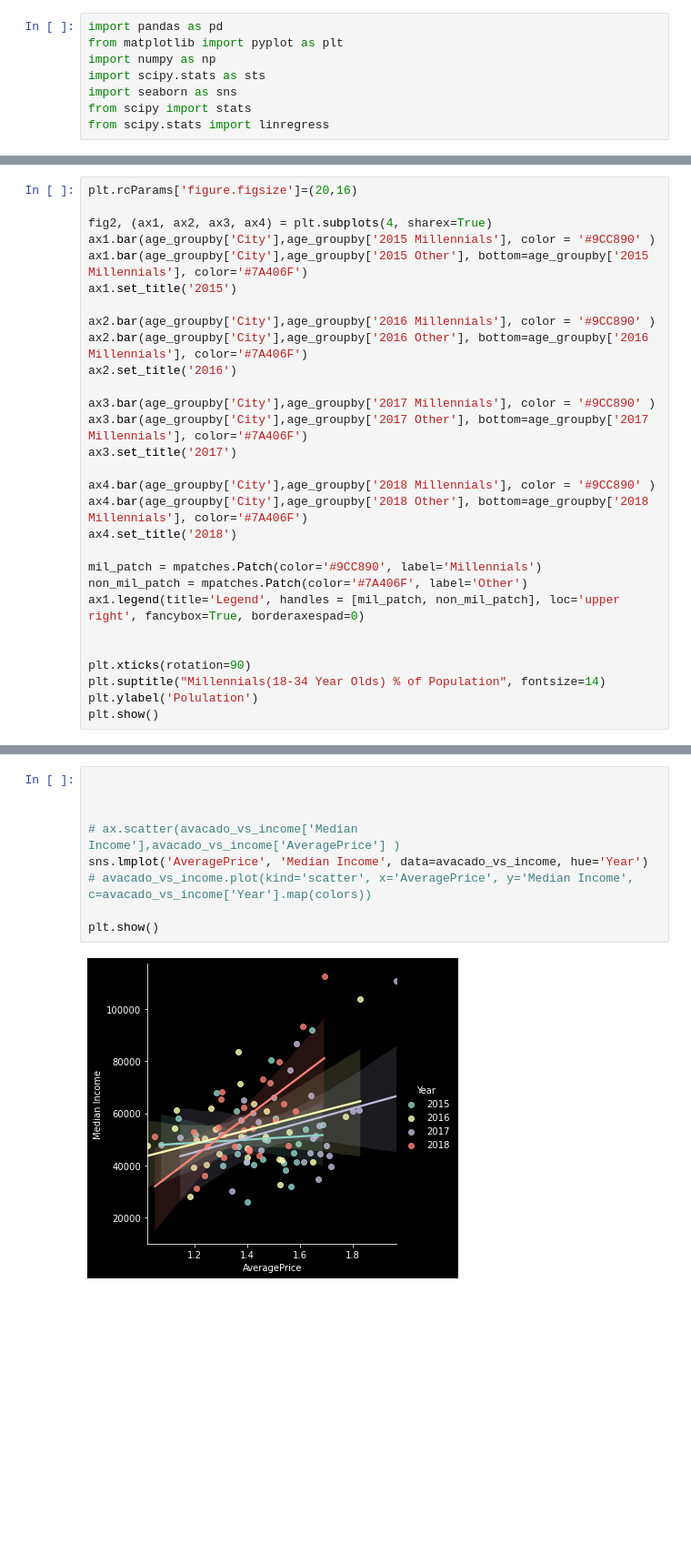
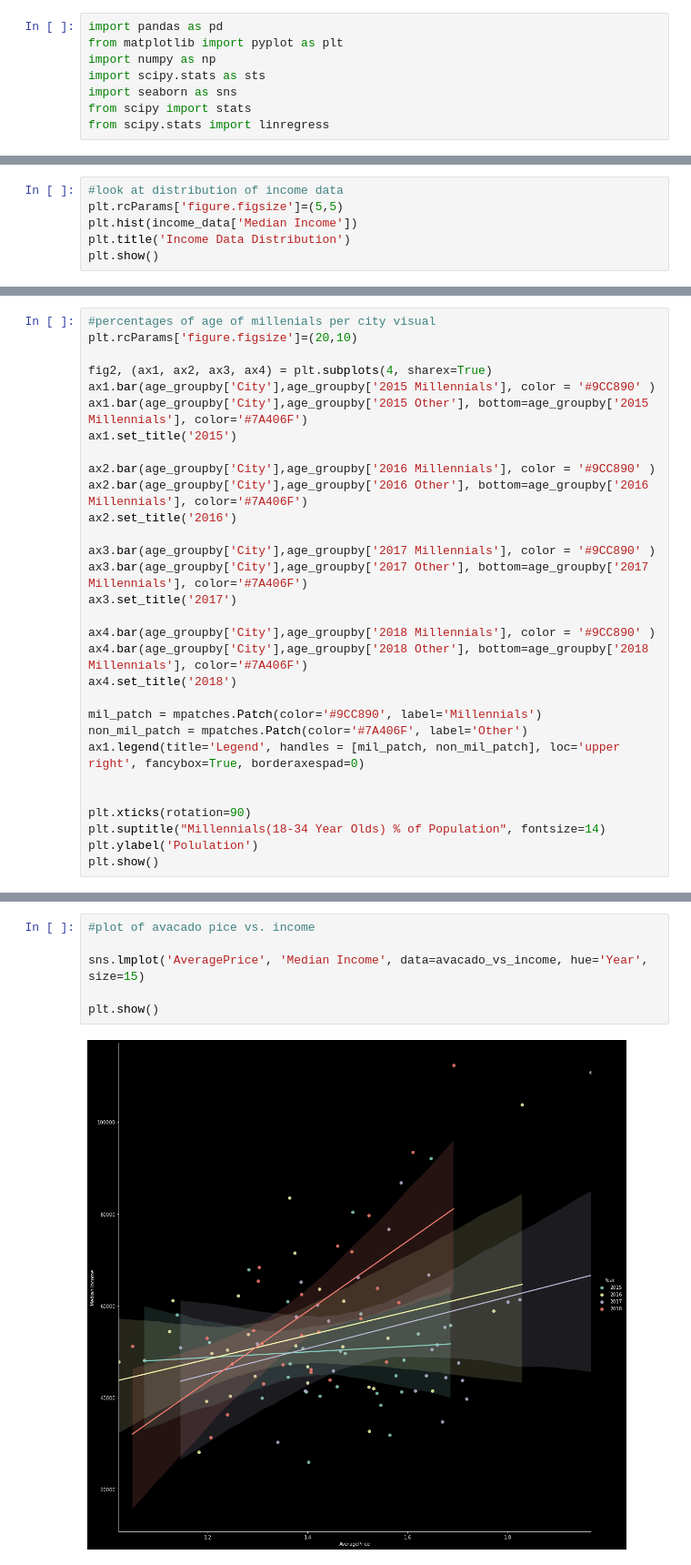
Before and after one commit to lauragtz/project_one, a Jupyter notebook: Avacado_Analysis_JK.ipynb, the cells around one changed output, grey strips where cells are left out. Shown at 91% size. Cells and saved outputs as stored; diff of their text form; blank space fills up the shorter version.

```diff
--- a/Avacado_Analysis_JK.ipynb
+++ b/Avacado_Analysis_JK.ipynb
@@ -47,0 +46,6 @@ plt.hist(income_data['Median Income'])
+# %%
+#look at distribution of income data
+plt.rcParams['figure.figsize']=(5,5)
+plt.hist(income_data['Median Income'])
+plt.title('Income Data Distribution')
+plt.show()
@@ -179,5 +258,6 @@ age_groupby
 # %%
-plt.rcParams['figure.figsize']=(20,16)
+#percentages of age of millenials per city visual
+plt.rcParams['figure.figsize']=(20,10)
 
 fig2, (ax1, ax2, ax3, ax4) = plt.subplots(4, sharex=True)
 ax1.bar(age_groupby['City'],age_groupby['2015 Millennials'], color = '#9CC890' )
@@ -230,13 +310,10 @@ avacado_vs_income
 | 119 | Tampa, FL | 2018 | 1.290889 | 54599.0 |
 120 rows × 4 columns
 # %%
+#plot of avacado pice vs. income
 
-
-
-# ax.scatter(avacado_vs_income['Median Income'],avacado_vs_income['AveragePrice'] )
-sns.lmplot('AveragePrice', 'Median Income', data=avacado_vs_income, hue='Year')
-# avacado_vs_income.plot(kind='scatter', x='AveragePrice', y='Median Income', c=avacado_vs_income['Year'].map(colors))
+sns.lmplot('AveragePrice', 'Median Income', data=avacado_vs_income, hue='Year', size=15)
 
 plt.show()
 # %% [output]
-[figure, old version]
+[figure, new version]
```
Also changed, not shown: parts of 24 cells of this notebook, 1 other file.
